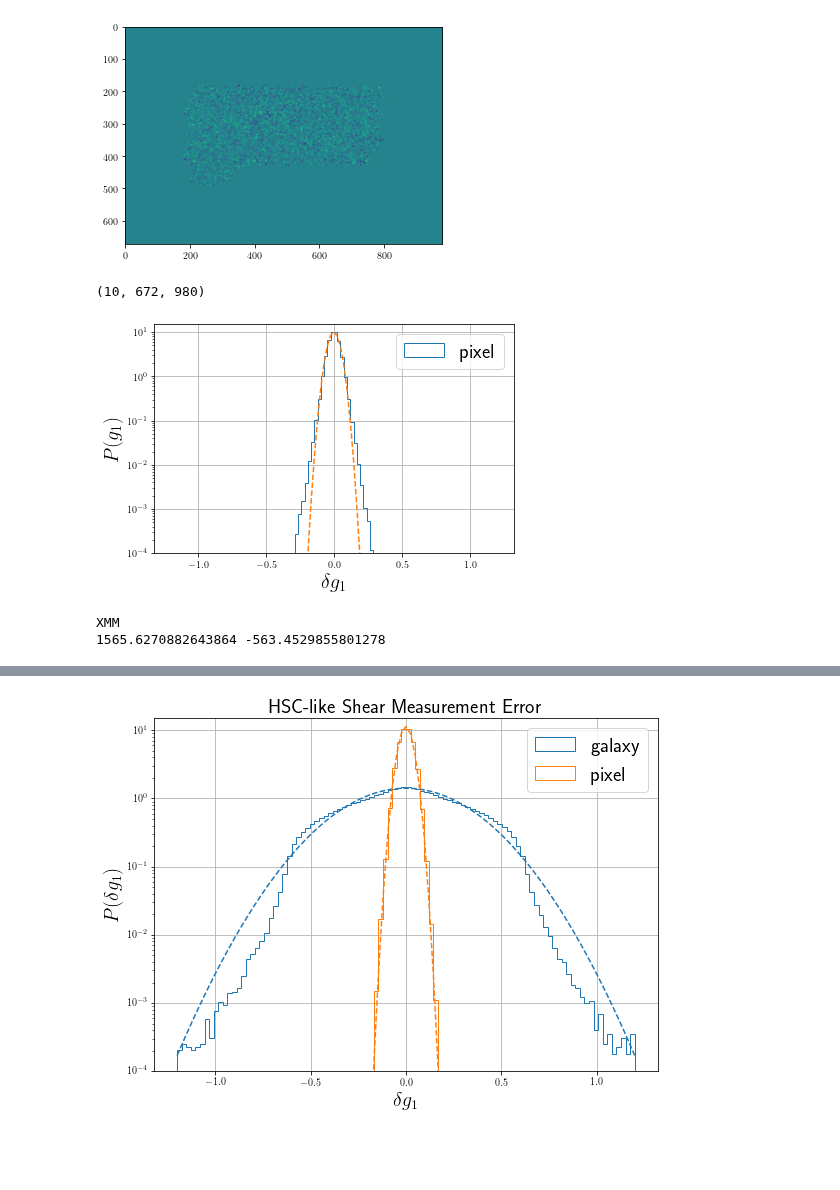
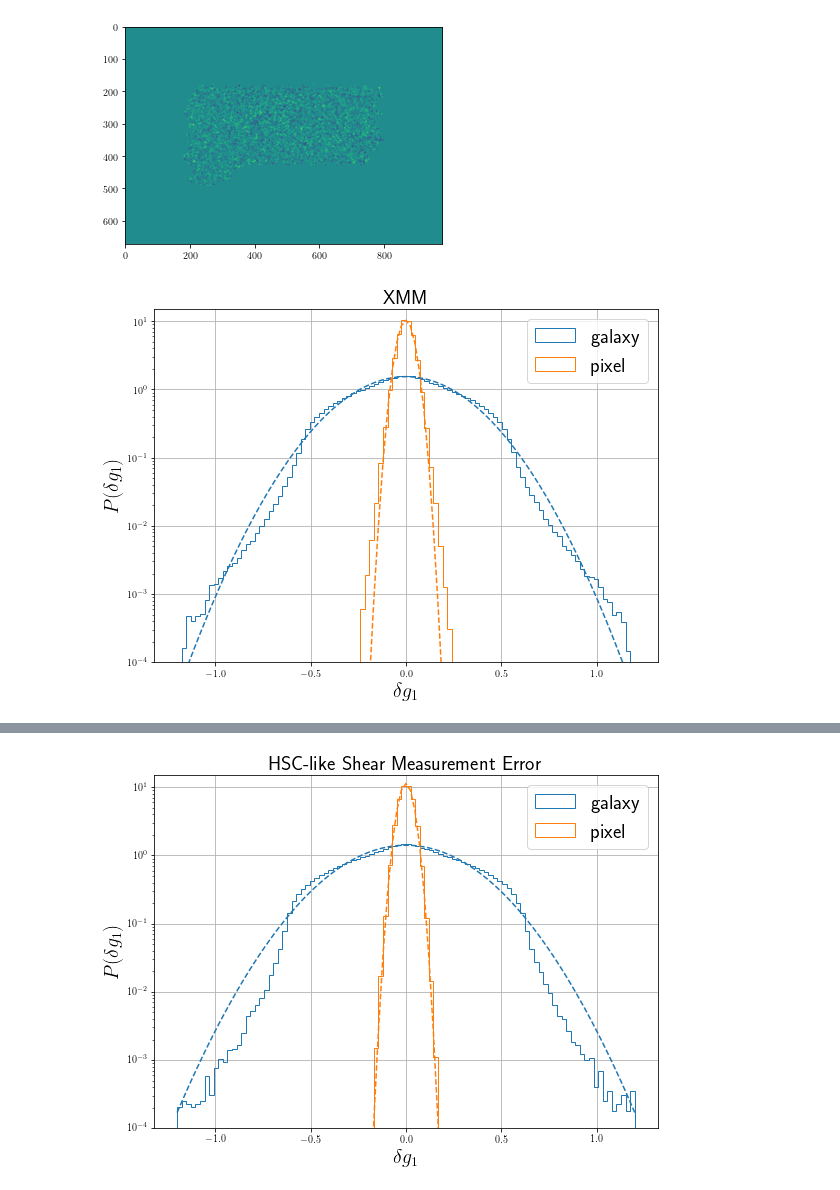
Before and after one commit to mr-superonion/splinv, a Jupyter notebook: notebook/s19/pixelation.ipynb, the cells around one changed output, grey strips where cells are left out. Drawn from its saved outputs; the diff is of its cells as text; code cells hidden in the pictures; blank space fills up the shorter version.

```diff
--- a/notebook/s19/pixelation.ipynb
+++ b/notebook/s19/pixelation.ipynb
@@ -82,54 +115,29 @@ plt.imshow(g1Out[0])
 pyfits.writeto('a.fits',g1Out,overwrite=True)
 # %% [output]
 [figure]
-# %%
-g1pixPlot.shape
-# %% [output]
-(10, 672, 980)
 # %%
+cmap=plt.get_cmap('tab20')
+
+plt.figure(figsize=(8,6))
+
+gbin=plt.hist(data['g1'],bins=100,density=True,range=(-1.2,1.2),histtype='step',label='galaxy',color=cmap(0))[1]
+gbinGal=(gbin-np.average(data['g1']))/np.std(data['g1'])
+a=statnorm.pdf(gbinGal)
+plt.plot(gbin,a/np.sum(a)/(gbin[1]-gbin[0]),color=cmap(0),ls='--')
+
 g1pixAll=g1Out[mask]
-gbin=plt.hist(g1pixAll,bins=100,density=True,range=(-1.2,1.2),histtype='step',label='pixel')[1]
+gbin=plt.hist(g1pixAll,bins=100,density=True,range=(-1.2,1.2),histtype='step',label='pixel',color=cmap(2))[1]
+
 gbinPix=(gbin-np.average(g1pixAll))/np.std(g1pixAll)
 a=statnorm.pdf(gbinPix)
-plt.plot(gbin,a/np.sum(a)/(gbin[1]-gbin[0]),ls='--')
+plt.plot(gbin,a/np.sum(a)/(gbin[1]-gbin[0]),color=cmap(2),ls='--')
+plt.title('%s' %fieldname,fontsize=20)
 plt.xlabel(r'$\delta g_1$',fontsize=20)
-plt.ylabel(r'$P(g_1)$',fontsize=20)
+plt.ylabel(r'$P(\delta g_1)$',fontsize=20)
 plt.legend(fontsize=20)
 plt.yscale('log')
 plt.ylim(1e-4,15)
 plt.grid()
 plt.tight_layout()
 # %% [output]
-[figure, old version]
+[figure, new version]
-# %%
-for fieldname in mutilities.field_names:
-    print(fieldname)
-    infname='wrkDir/reGaus_catalog/%s.fits' %(fieldname)
-    data=pyfits.getdata(infname)
-    head=pyfits.getheader(infname,ext=1)
-    raMin=(head['ra_min']-3.)*60.
-    raMax=(head['ra_max']+3.)*60.
-    decMin=(head['dec_min']-3.)*60.
-    decMax=(head['dec_max']+3.)*60.
-    nx=int(raMax-raMin+1)
-    ny=int(decMax-decMin+1)
-    print(raMin,decMin)
-    parser.set('transPlane','xmin','%s'%raMin)
-    parser.set('transPlane','ymin','%s'%decMin)
-    parser.set('transPlane','nx','%d'%nx)
-    parser.set('transPlane','ny','%d'%ny)
-    gridInfo    =   cartesianGrid3D(parser)
-    v=data['g1']+1j*data['g2']
-    g1g2    =   gridInfo.pixelize_data(data['ra'],data['dec'],data['dnn_zbest'],v,ws=data['weight'])
-    if True:
-        break
-    else:
-        g1fname     =   os.path.join(outDir,'pixShearR-g1-%s.fits' %fieldname)
-        g2fname     =   os.path.join(outDir,'pixShearR-g2-%s.fits' %fieldname)
-        pyfits.writeto(g1fname,g1g2.real,overwrite=True)
-        pyfits.writeto(g2fname,g1g2.imag,overwrite=True)
-        del g1g2,data
-        gc.collect()
-# %% [output]
-XMM
-1565.6270882643864 -563.4529855801278
```
Also changed, not shown: parts of 7 cells of this notebook.
